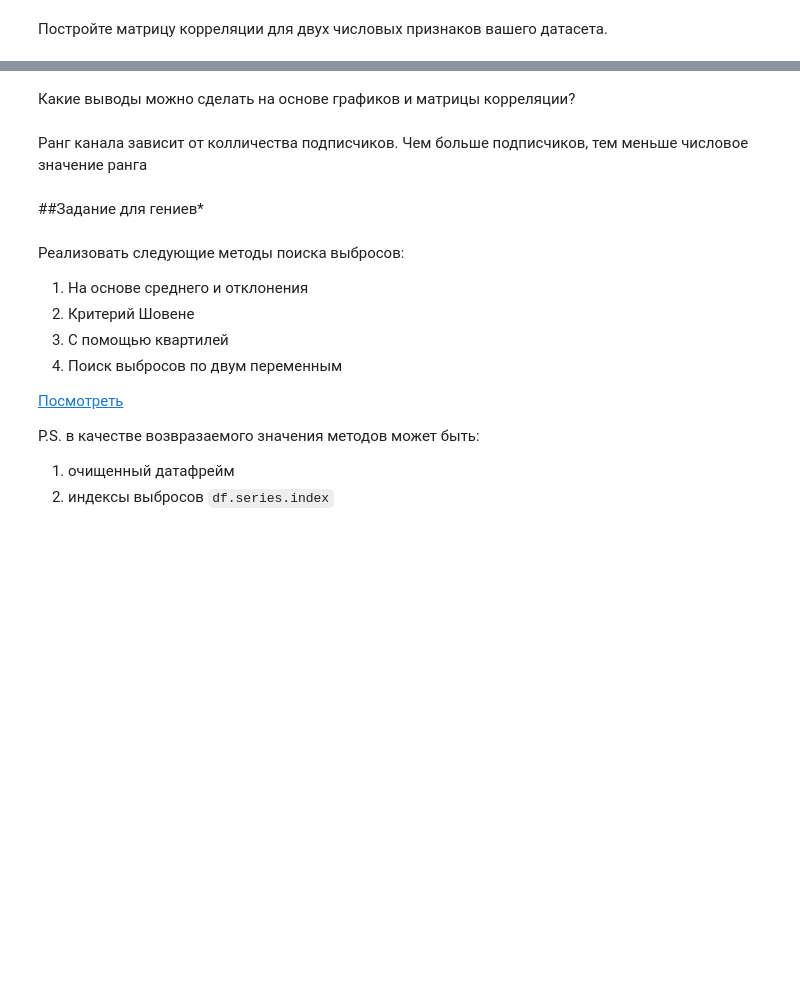
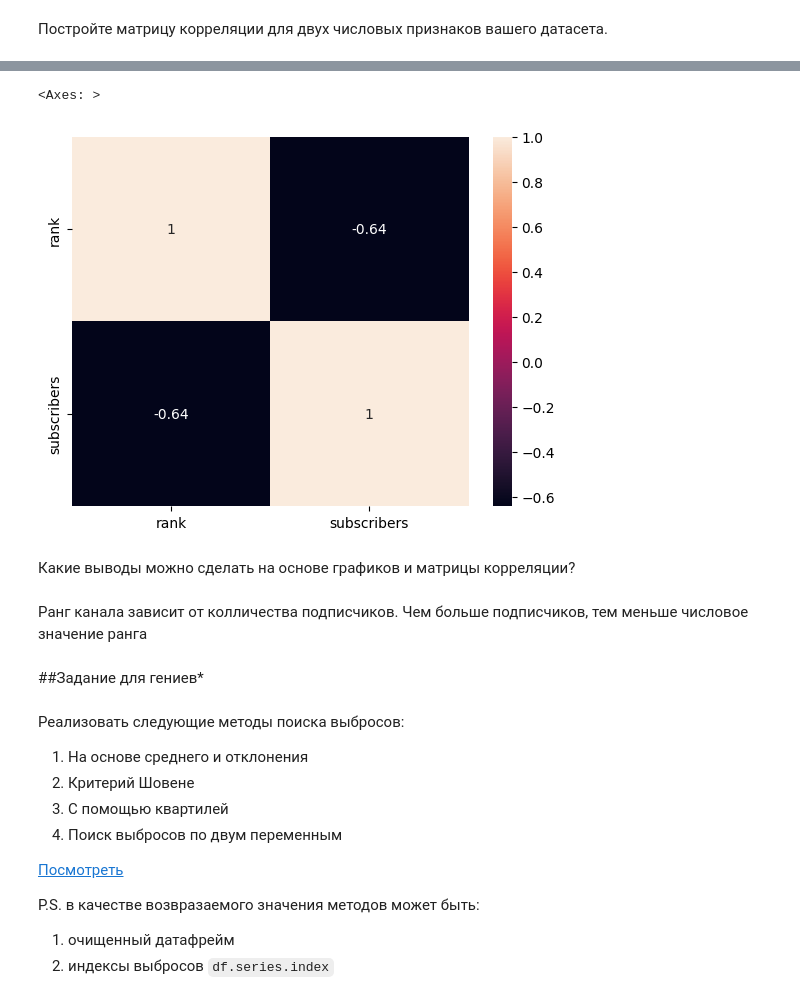
Before and after one commit to Natalys2003/Machine-learn, a Jupyter notebook: lab2/Задание_2.ipynb, the cells around one changed output, grey strips where cells are left out. Drawn from its saved outputs; the diff is of its cells as text; code cells hidden in the pictures; blank space fills up the shorter version.

```diff
--- a/lab2/Задание_2.ipynb
+++ b/lab2/Задание_2.ipynb
@@ -199,5 +202,4 @@ fig.show()
 # %%
 corr_matrix = df[['rank', 'subscribers']].corr()
-fig = px.imshow(corr_matrix)
-fig.show()
+sns.heatmap(corr_matrix, annot=True)
 # %% [output]
@@ -205,3 +206,5 @@ fig.show()
+<Axes: >
+[figure, added]
 # %% [markdown]
 Какие выводы можно сделать на основе графиков и матрицы корреляции?
 # %% [markdown]
```
Also changed, not shown: parts of 5 cells of this notebook.
